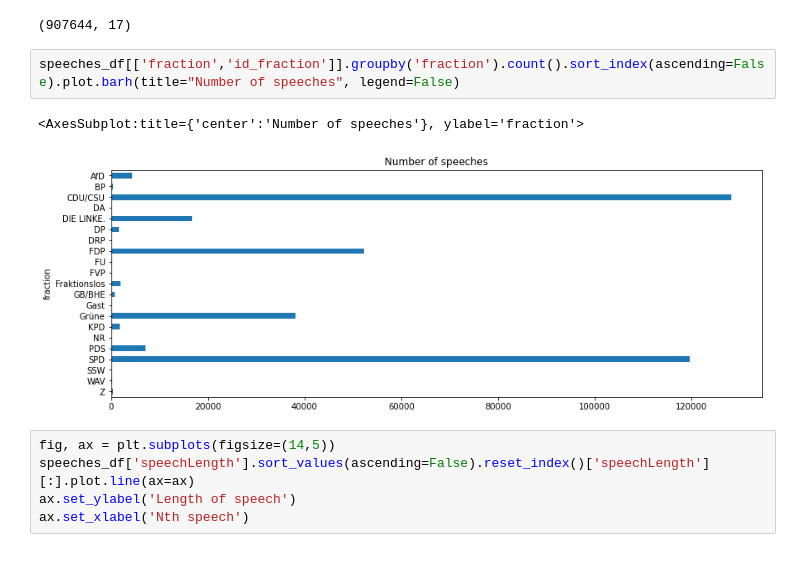
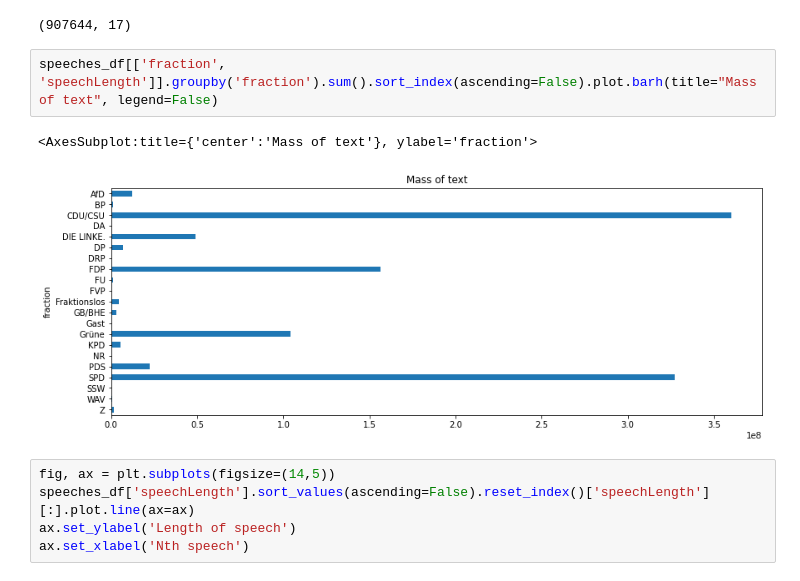
Before and after one commit to raphaelw/nlp-bundestag, a Jupyter notebook: topic_modelling.ipynb, the cells around one changed output. Drawn from its saved outputs; the diff is of its cells as text.

Commit message:
change plot from speech count to text mass

```diff
--- a/topic_modelling.ipynb
+++ b/topic_modelling.ipynb
@@ -75,10 +75,10 @@ speeches_df.shape
 # %% [output]
 (907644, 17)
 # %%
-speeches_df[['fraction','id_fraction']].groupby('fraction').count().sort_index(ascending=False).plot.barh(title="Number of speeches", legend=False)
+speeches_df[['fraction', 'speechLength']].groupby('fraction').sum().sort_index(ascending=False).plot.barh(title="Mass of text", legend=False)
 # %% [output]
-<AxesSubplot:title={'center':'Number of speeches'}, ylabel='fraction'>
+<AxesSubplot:title={'center':'Mass of text'}, ylabel='fraction'>
-[figure, old version]
+[figure, new version]
 # %%
 fig, ax = plt.subplots(figsize=(14,5))
 speeches_df['speechLength'].sort_values(ascending=False).reset_index()['speechLength'][:].plot.line(ax=ax)
```
